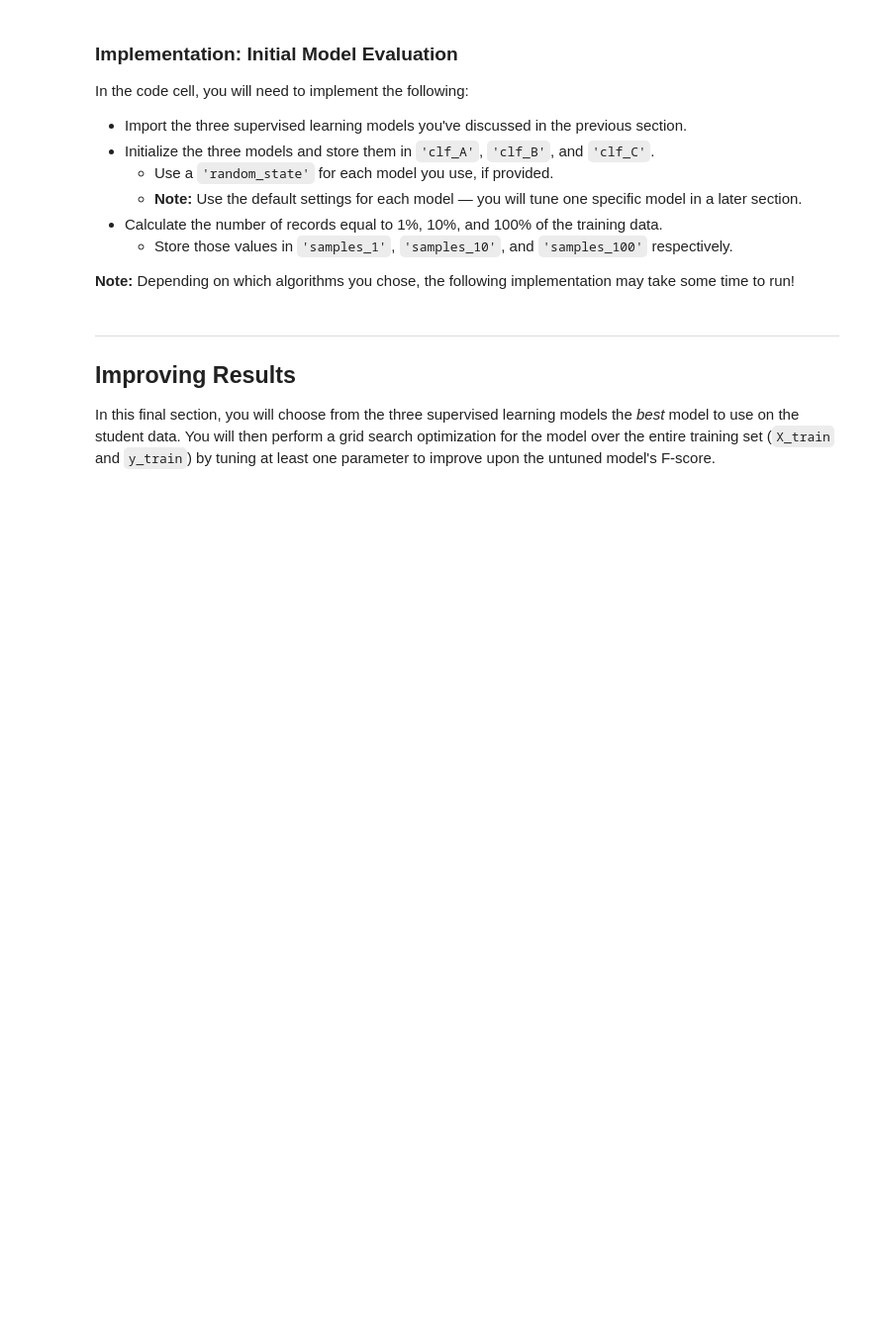
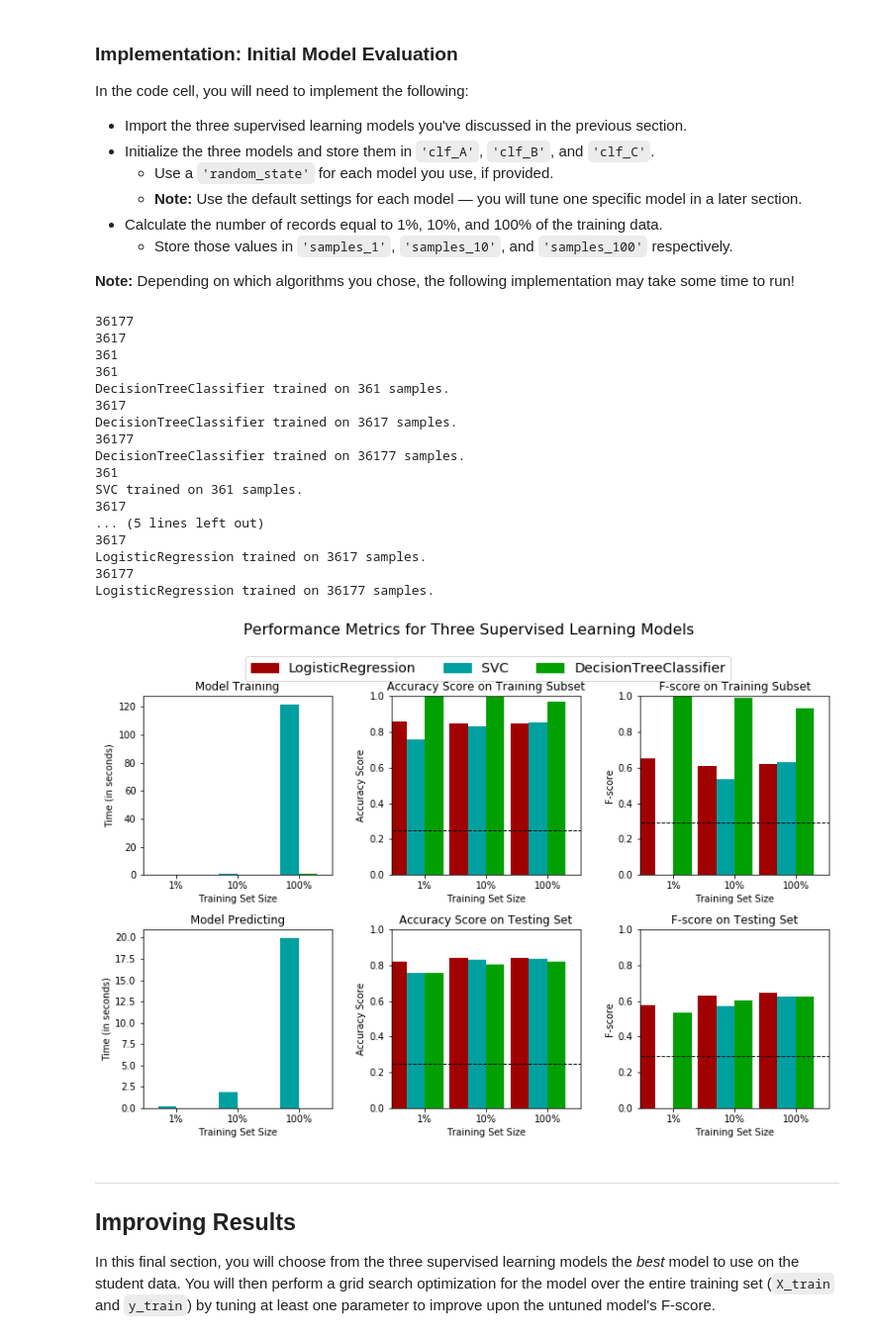
Before and after one commit to August-K-Y/MachineLearningNanoDegree, a Jupyter notebook: projects/finding_donors/finding_donors.ipynb, the cells around one changed output. Shown at 99% size. Saved outputs shown, nothing was run; the diff lists cells and outputs as text; code cells hidden in the pictures; blank space fills up the shorter version.

```diff
--- a/projects/finding_donors/finding_donors.ipynb
+++ b/projects/finding_donors/finding_donors.ipynb
@@ -341,6 +341,8 @@ In the code block below, you will need to implement the following:
    - Make sure that you set the `beta` parameter!
 # %%
 # TODO: Import two metrics from sklearn - fbeta_score and accuracy_score
+from sklearn.metrics import accuracy_score
+from sklearn.metrics import fbeta_score
 
 def train_predict(learner, sample_size, X_train, y_train, X_test, y_test):
     '''
@@ -353,37 +355,38 @@ def train_predict(learner, sample_size, X_train, y_train, X_test, y_test):
        - y_test: income testing set
     '''
 
+    # Create a map
     results = {}
-
+    print sample_size
     # TODO: Fit the learner to the training data using slicing with 'sample_size' using .fit(training_features[:], training_labels[:])
     start = time() # Get start time
-    learner = None
+    learner = learner.fit(X_train[:sample_size], y_train[:sample_size])
     end = time() # Get end time
 
     # TODO: Calculate the training time
-    results['train_time'] = None
+    results['train_time'] = end - start
 
     # TODO: Get the predictions on the test set(X_test),
     #       then get predictions on the first 300 training samples(X_train) using .predict()
     start = time() # Get start time
-    predictions_test = None
-    predictions_train = None
+    predictions_test = learner.predict(X_test)
+    predictions_train = learner.predict(X_train[:300])
     end = time() # Get end time
 
     # TODO: Calculate the total prediction time
-    results['pred_time'] = None
+    results['pred_time'] = end - start
 
     # TODO: Compute accuracy on the first 300 training samples which is y_train[:300]
-    results['acc_train'] = None
+    results['acc_train'] = accuracy_score(predictions_train, y_train[:300])
 
     # TODO: Compute accuracy on test set using accuracy_score()
-    results['acc_test'] = None
+    results['acc_test'] = accuracy_score(predictions_test, y_test)
 
     # TODO: Compute F-score on the the first 300 training samples using fbeta_score()
-    results['f_train'] = None
+    results['f_train'] = fbeta_score(predictions_train, y_train[:300], beta=1)
 
     # TODO: Compute F-score on the test set which is y_test
-    results['f_test'] = None
+    results['f_test'] = fbeta_score(predictions_test, y_test, beta=1)
 
     # Success
     print "{} trained on {} samples.".format(learner.__class__.__name__, sample_size)
@@ -403,31 +406,54 @@ In the code cell, you will need to implement the following:
 **Note:** Depending on which algorithms you chose, the following implementation may take some time to run!
 # %%
 # TODO: Import the three supervised learning models from sklearn
+from sklearn.svm import SVC
+from sklearn.tree import DecisionTreeClassifier
+from sklearn.linear_model import LogisticRegression
 
 # TODO: Initialize the three models
-clf_A = None
-clf_B = None
-clf_C = None
+clf_A = DecisionTreeClassifier()
+clf_B = SVC()
+clf_C = LogisticRegression()
 
 # TODO: Calculate the number of samples for 1%, 10%, and 100% of the training data
 # HINT: samples_100 is the entire training set i.e. len(y_train)
 # HINT: samples_10 is 10% of samples_100
 # HINT: samples_1 is 1% of samples_100
-samples_100 = None
-samples_10 = None
-samples_1 = None
-
+samples_100 = int(len(y_train))
+samples_10 = int(len(y_train) * 0.1)
+samples_1 = int(len(y_train) * 0.01)
+print samples_100
+print samples_10
+print samples_1
 # Collect results on the learners
 results = {}
 for clf in [clf_A, clf_B, clf_C]:
     clf_name = clf.__class__.__name__
     results[clf_name] = {}
     for i, samples in enumerate([samples_1, samples_10, samples_100]):
-        results[clf_name][i] = \
-        train_predict(clf, samples, X_train, y_train, X_test, y_test)
+        results[clf_name][i] = train_predict(clf, samples, X_train, y_train, X_test, y_test)
 
 # Run metrics visualization for the three supervised learning models chosen
 vs.evaluate(results, accuracy, fscore)
+# %% [output]
+36177
+3617
+361
+361
+DecisionTreeClassifier trained on 361 samples.
+3617
+DecisionTreeClassifier trained on 3617 samples.
+36177
+DecisionTreeClassifier trained on 36177 samples.
+361
+SVC trained on 361 samples.
+3617
+... (5 lines left out)
+3617
+LogisticRegression trained on 3617 samples.
+36177
+LogisticRegression trained on 36177 samples.
+[figure, added]
 # %% [markdown]
 ----
 ## Improving Results
```
Also changed, not shown: parts of 9 cells of this notebook.
